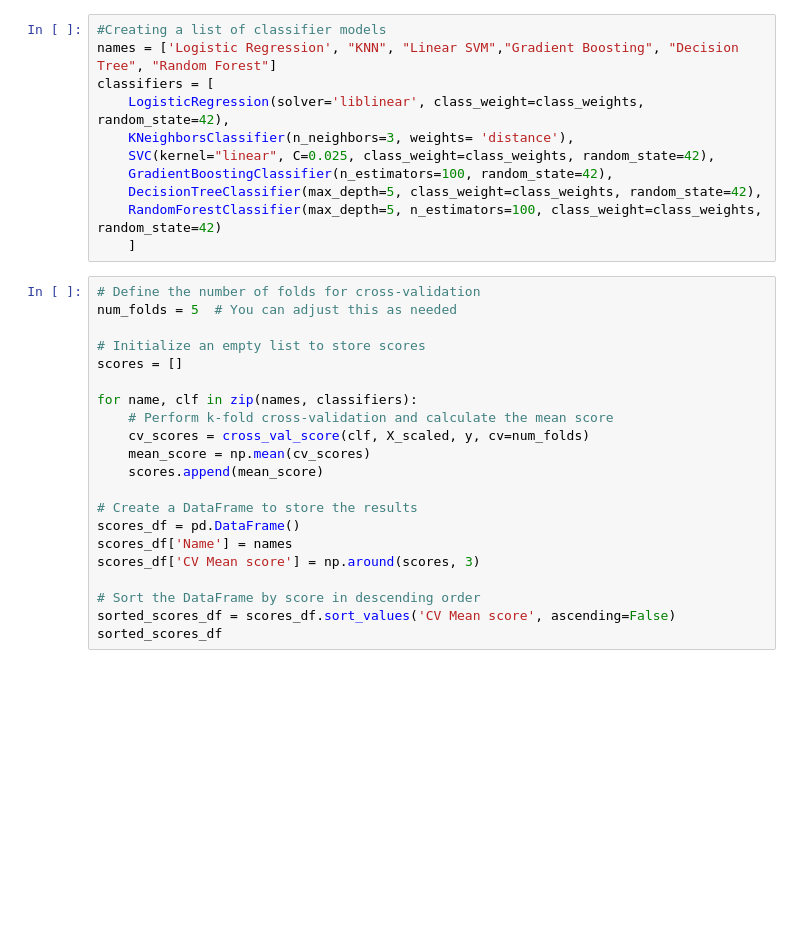
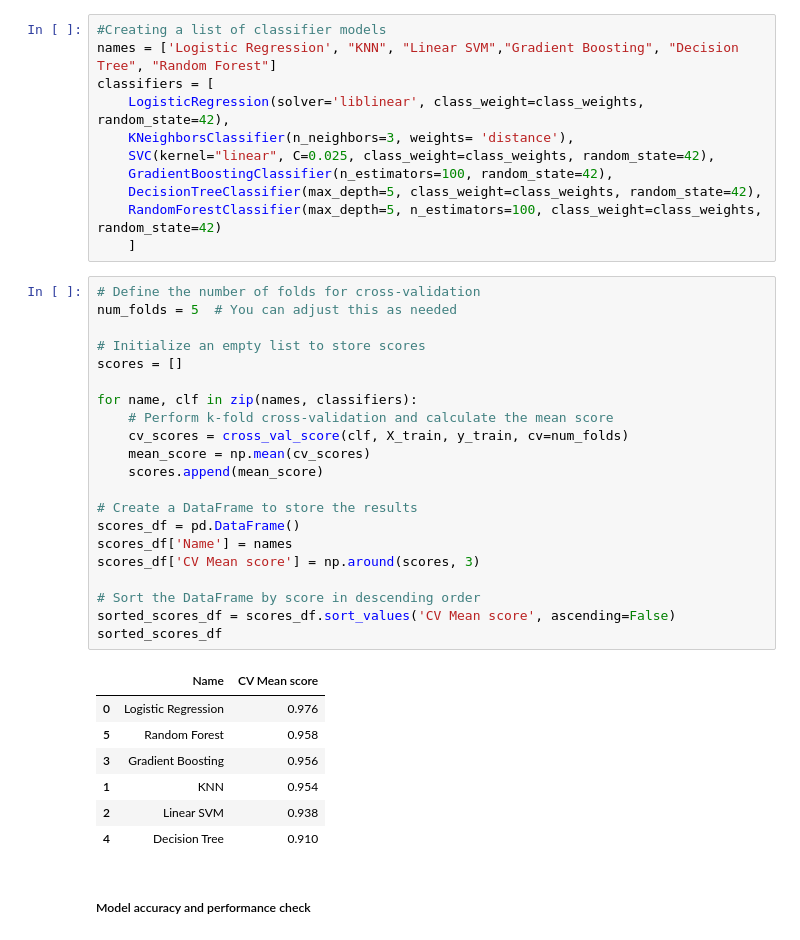
Before and after one commit to isaacmenchaca97/breast_cancer_detection, a Jupyter notebook: breast_cancer.ipynb, the cells around one changed output. Cells and saved outputs as stored; diff of their text form; blank space fills up the shorter version.

```diff
--- a/breast_cancer.ipynb
+++ b/breast_cancer.ipynb
@@ -346,21 +351,31 @@ classifiers = [
 # %%
 # Define the number of folds for cross-validation
 num_folds = 5  # You can adjust this as needed
 
 # Initialize an empty list to store scores
 scores = []
 
 for name, clf in zip(names, classifiers):
     # Perform k-fold cross-validation and calculate the mean score
-    cv_scores = cross_val_score(clf, X_scaled, y, cv=num_folds)
+    cv_scores = cross_val_score(clf, X_train, y_train, cv=num_folds)
     mean_score = np.mean(cv_scores)
     scores.append(mean_score)
 
 # Create a DataFrame to store the results
 scores_df = pd.DataFrame()
 scores_df['Name'] = names
 scores_df['CV Mean score'] = np.around(scores, 3)
 
 # Sort the DataFrame by score in descending order
 sorted_scores_df = scores_df.sort_values('CV Mean score', ascending=False)
 sorted_scores_df
+# %% [output]
+|  | Name | CV Mean score |
+| 0 | Logistic Regression | 0.976 |
+| 5 | Random Forest | 0.958 |
+| 3 | Gradient Boosting | 0.956 |
+| 1 | KNN | 0.954 |
+| 2 | Linear SVM | 0.938 |
+| 4 | Decision Tree | 0.910 |
+# %% [markdown]
+##### Model accuracy and performance check
```
Also changed, not shown: parts of 10 cells of this notebook.
